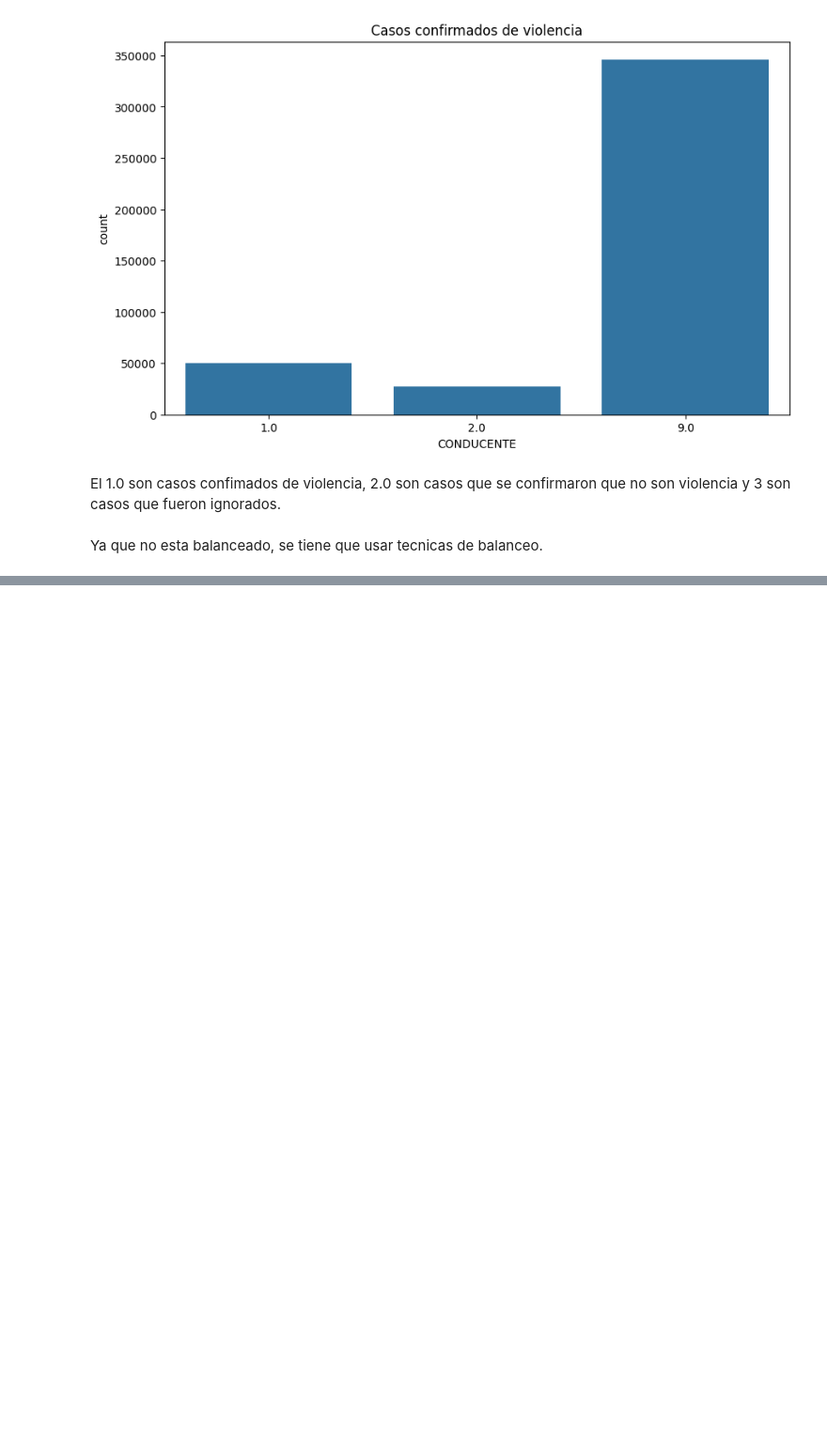
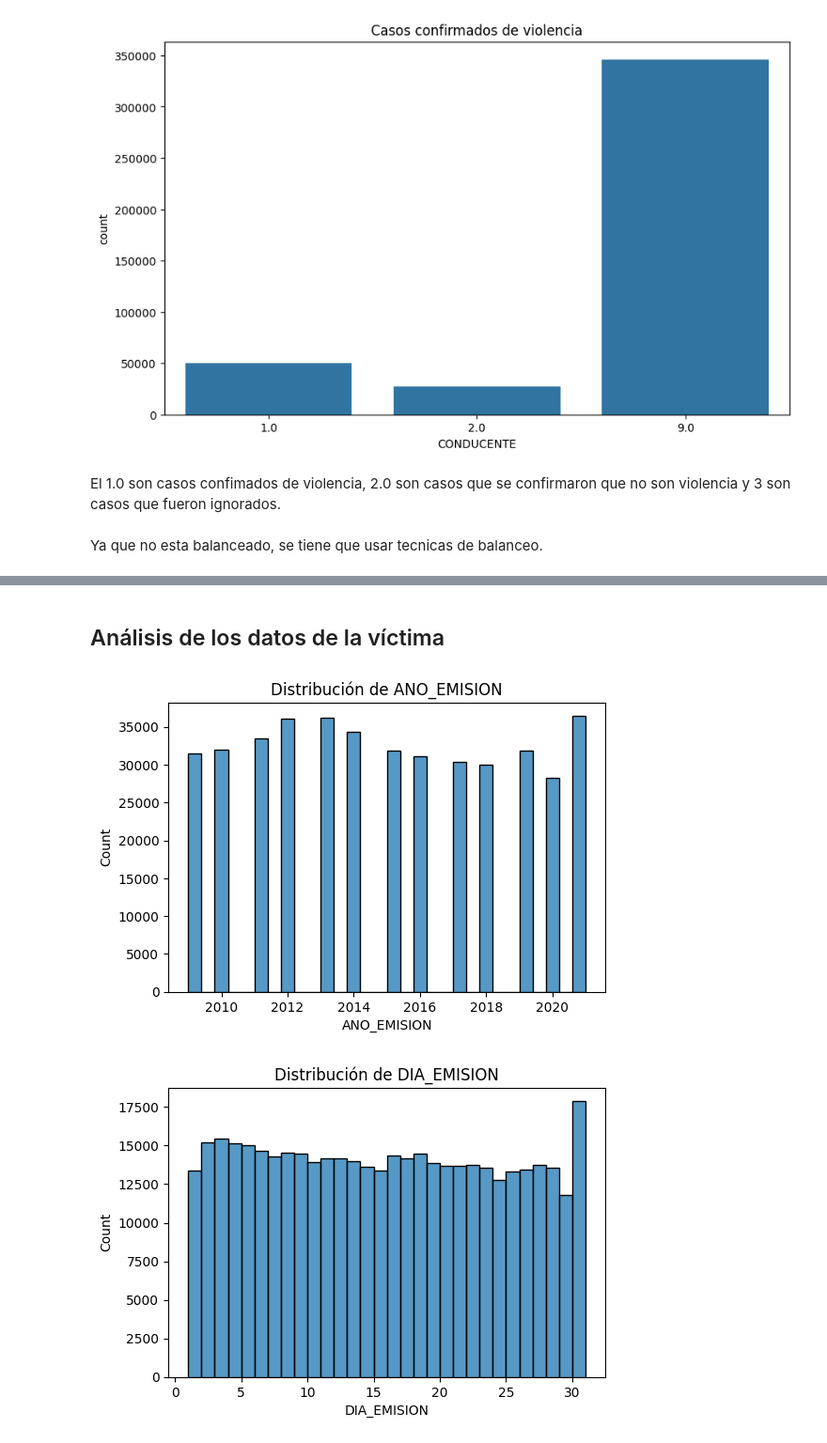
Before and after one commit to angelargd8/Proyecto3-MDD, a Jupyter notebook: main.ipynb, the cells around one changed output, grey strips where cells are left out. Shown at 94% size. Saved outputs shown, nothing was run; the diff lists cells and outputs as text; code cells hidden in the pictures; blank space fills up the shorter version.

```diff
--- a/main.ipynb
+++ b/main.ipynb
@@ -584,0 +653,22 @@ Name: count, dtype: int64
+# %% [markdown]
+## Análisis de los datos de la víctima
+# %%
+# Visualización de distribuciones
+for col in ["ANO_EMISION", "DIA_EMISION"]:
+    plt.figure(figsize=(6, 4))
+    sns.histplot(df_violencia[col], bins=30)
+    plt.title(f"Distribución de {col}")
+    plt.show()
+
+
+# Visualización de la distribución de ANO_EMISION por CONDUCENTE (Boxplot)
+plt.figure(figsize=(10, 6))
+sns.boxplot(data=df_balanced, x='CONDUCENTE', y='ANO_EMISION')
+plt.title('Distribución de Año de Emisión por CONDUCENTE')
+plt.xlabel('CONDUCENTE')
+plt.ylabel('Año de Emisión')
+plt.xticks(rotation=45)  # Si las categorías de CONDUCENTE son muchas
+plt.show()
+# %% [output]
+[figure, added]
+[figure, added]
```
Also changed, not shown: parts of 19 cells of this notebook.
